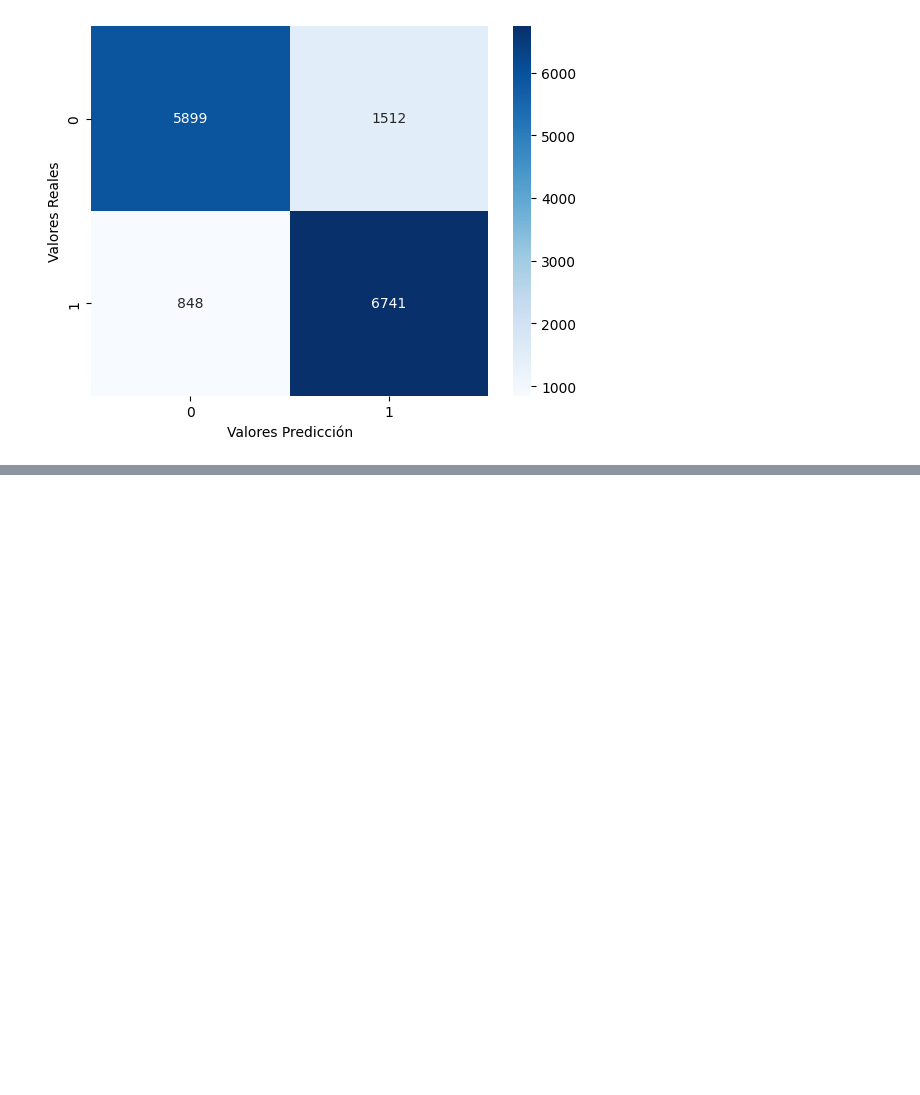
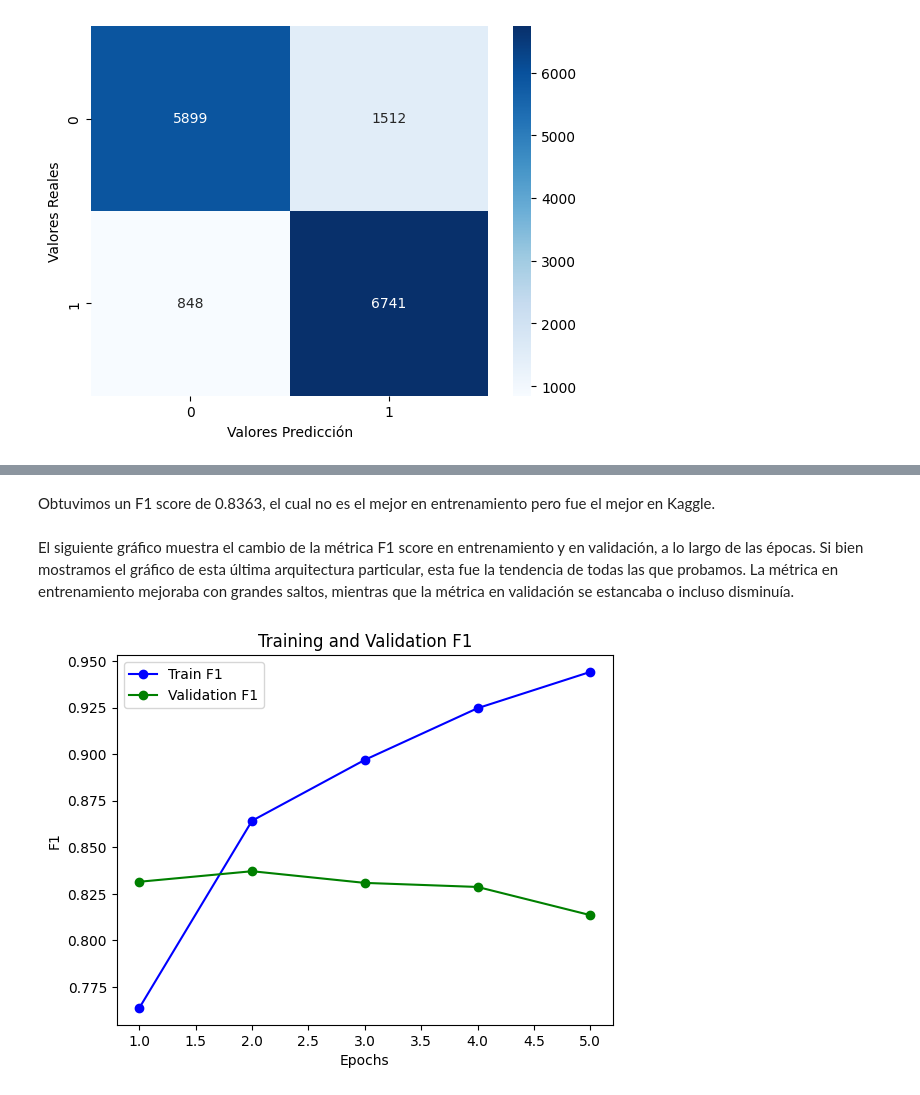
Before and after one commit to mrinkspot/Data-Science-and-Machine-Learning-Projects, a Jupyter notebook: TP2/7506R_TP2_GRUPO20_ENTREGA_N1.ipynb, the cells around one changed output, grey strips where cells are left out. Saved outputs shown, nothing was run; the diff lists cells and outputs as text; code cells hidden in the pictures; blank space fills up the shorter version.

```diff
--- a/TP2/7506R_TP2_GRUPO20_ENTREGA_N1.ipynb
+++ b/TP2/7506R_TP2_GRUPO20_ENTREGA_N1.ipynb
@@ -1476,0 +1456,22 @@ df_submission.to_csv('red_neuronal_submission8.csv', index=False)
+# %% [markdown]
+Obtuvimos un F1 score de 0.8363, el cual no es el mejor en entrenamiento pero fue el mejor en Kaggle.
+# %% [markdown]
+El siguiente gráfico muestra el cambio de la métrica F1 score en entrenamiento y en validación, a lo largo de las épocas. Si bien mostramos el gráfico de esta última arquitectura particular, esta fue la tendencia de todas las que probamos. La métrica en entrenamiento mejoraba con grandes saltos, mientras que la métrica en validación se estancaba o incluso disminuía.
+# %%
+import matplotlib.pyplot as plt
+
+# Obtener las métricas de entrenamiento y validación
+train_f1 = history.history['get_f1']
+val_f1 = history.history['val_get_f1']
+
+# Crear gráfico de F1 vs épocas
+epochs = range(1, len(train_f1) + 1)
+plt.plot(epochs, train_f1, 'bo-', label='Train F1')
+plt.plot(epochs, val_f1, 'go-', label='Validation F1')
+plt.title('Training and Validation F1')
+plt.xlabel('Epochs')
+plt.ylabel('F1')
+plt.legend()
+plt.show()
+# %% [output]
+[figure, added]
```
Also changed, not shown: parts of 28 cells of this notebook.
